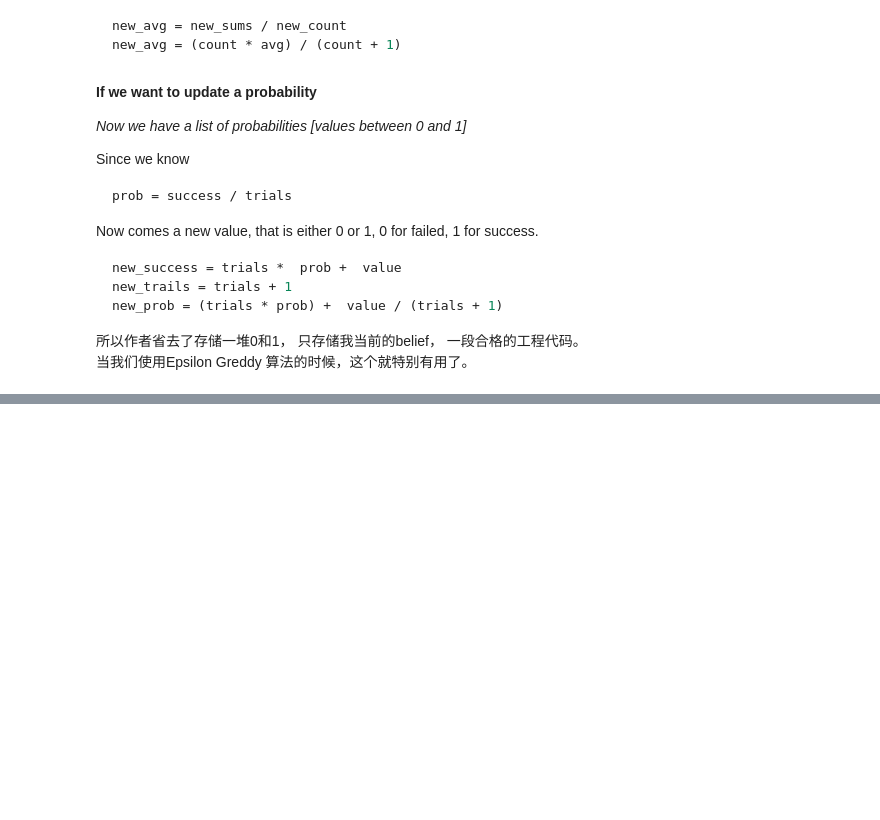
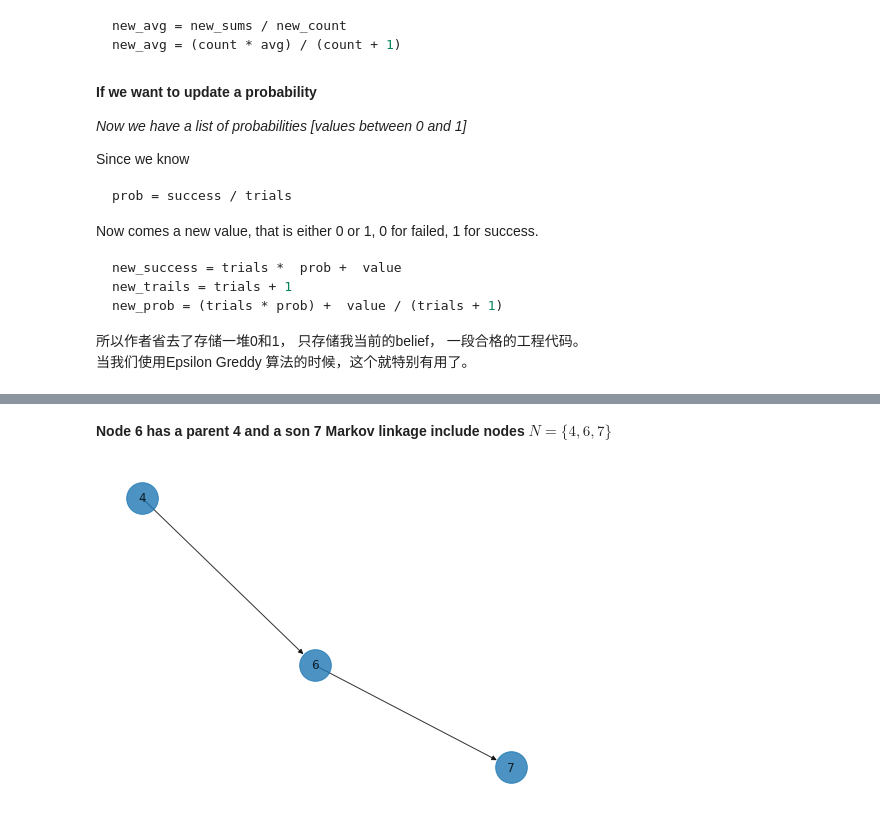
Before and after one commit to Kira1108/Bayesian_Study_Note, a Jupyter notebook: sampling_methods/sampling methods.ipynb, the cells around one changed output, grey strips where cells are left out. Saved outputs shown, nothing was run; the diff lists cells and outputs as text; code cells hidden in the pictures; blank space fills up the shorter version.

```diff
--- a/sampling_methods/sampling methods.ipynb
+++ b/sampling_methods/sampling methods.ipynb
@@ -200,0 +312,7 @@ for i in range(10000):
+# %% [markdown]
+**Node 6 has a parent 4 and a son 7**
+**Markov linkage include nodes $N = \{4,6,7\}$**
+# %%
+PGraph.draw_markov_linkage(6)
+# %% [output]
+[figure, added]
```
Also changed, not shown: parts of 36 cells of this notebook.
